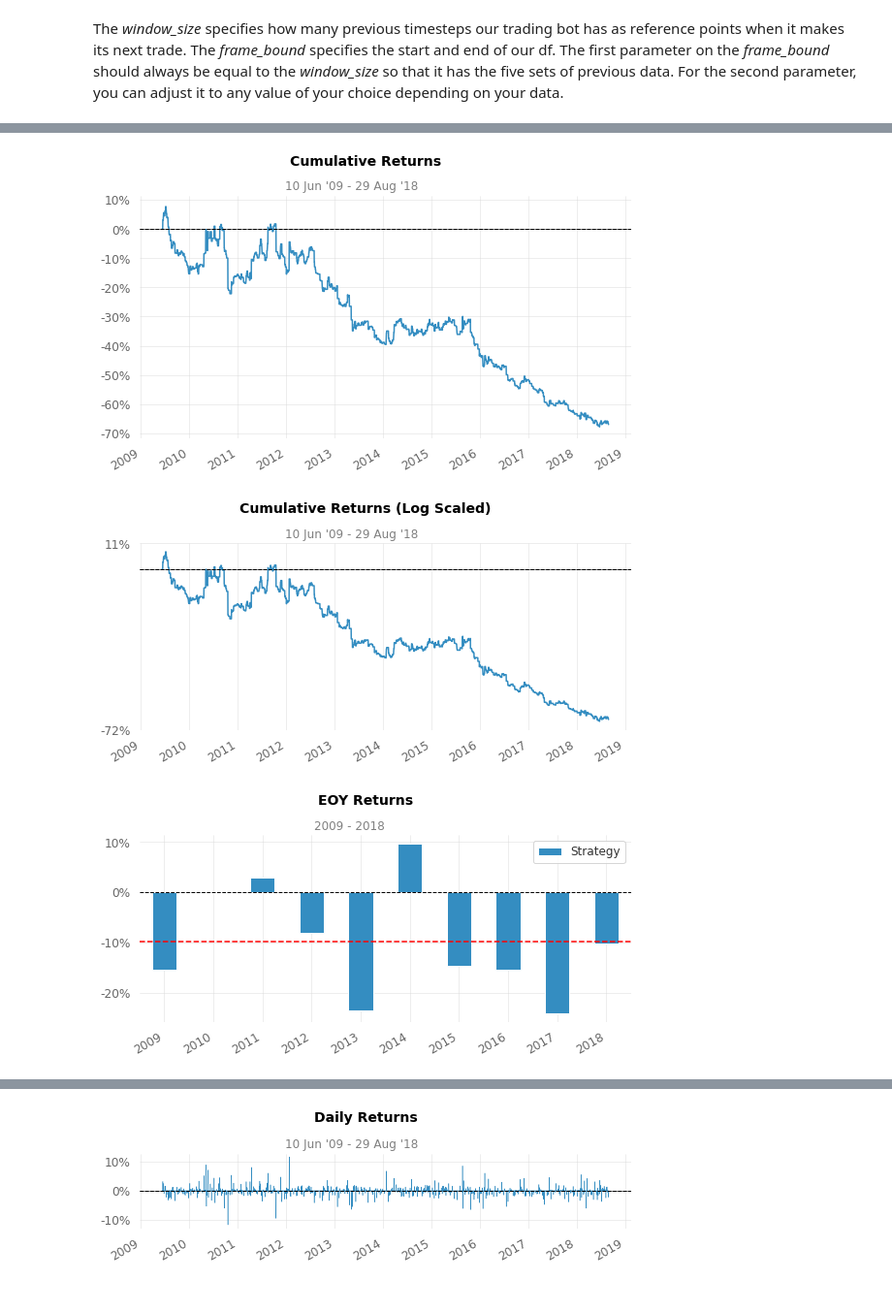
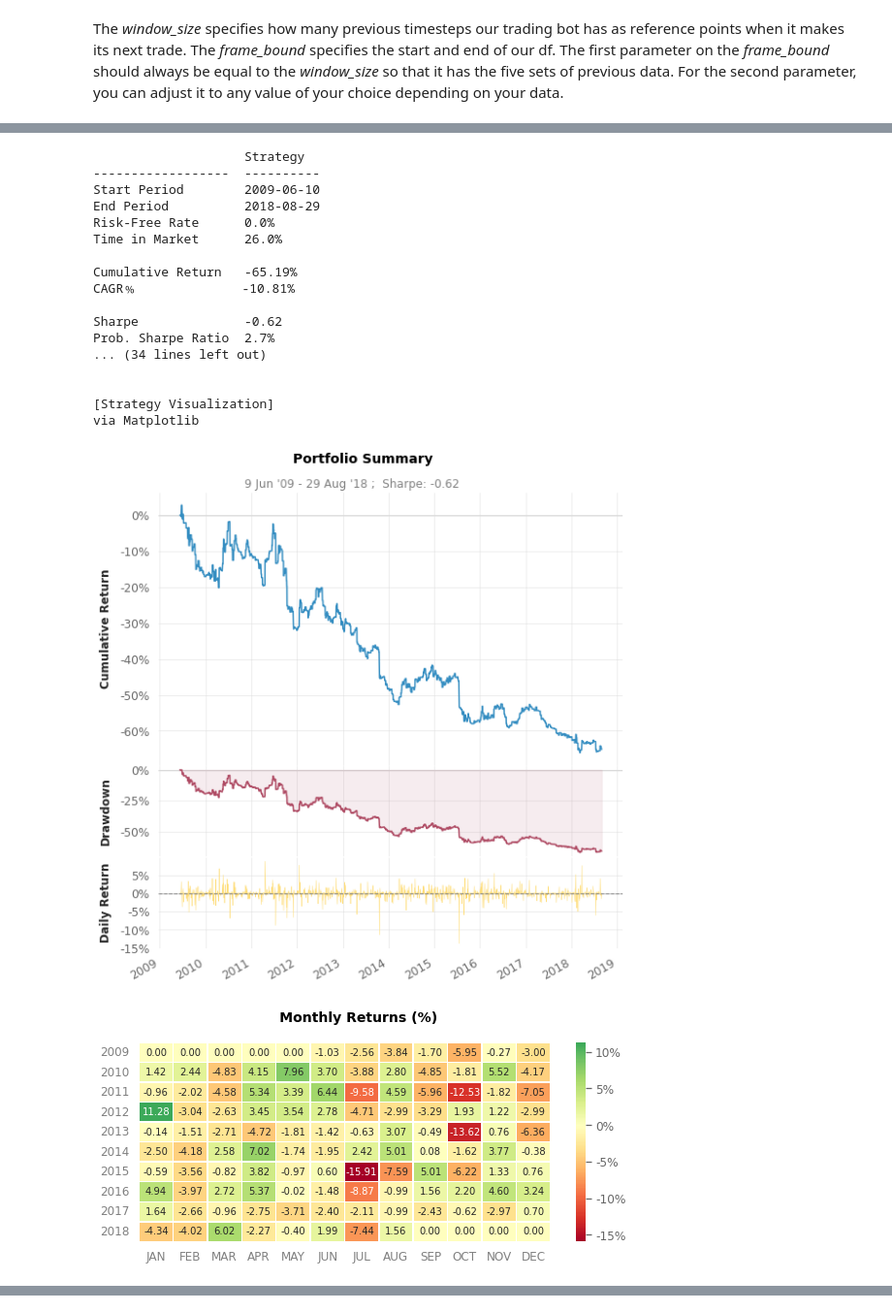
Before and after one commit to iamlilAJ/RL_trading, a Jupyter notebook: Stable_baselin.ipynb, the cells around one changed output, grey strips where cells are left out. Shown at 97% size. Cells and saved outputs as stored; diff of their text form; code cells hidden in the pictures.

```diff
--- a/Stable_baselin.ipynb
+++ b/Stable_baselin.ipynb
@@ -115,6 +193,6 @@ qs.extend_pandas()
 net_worth = pd.Series(env.history['total_profit'], index=df.index[start_index + 1 :end_index])
 returns = net_worth.pct_change().iloc[1:]
 
-qs.reports.full(returns)
+qs.reports.basic(returns)
 # %% [output]
 [Performance Metrics]
@@ -137,3 +200,19 @@ via Matplotlib
+                    Strategy
+------------------  ----------
+Start Period        2009-06-10
+End Period          2018-08-29
+Risk-Free Rate      0.0%
+Time in Market      26.0%
+
+Cumulative Return   -65.19%
+CAGR﹪              -10.81%
+
+Sharpe              -0.62
+Prob. Sharpe Ratio  2.7%
+... (34 lines left out)
+
+
+[Strategy Visualization]
+via Matplotlib
-[figure, old version]
+[figure, new version]
-[figure, old version]
+[figure, new version]
-[figure, removed]
@@ -141 +218,0 @@ via Matplotlib
-[figure, removed]
```
Also changed, not shown: parts of 10 cells of this notebook.
